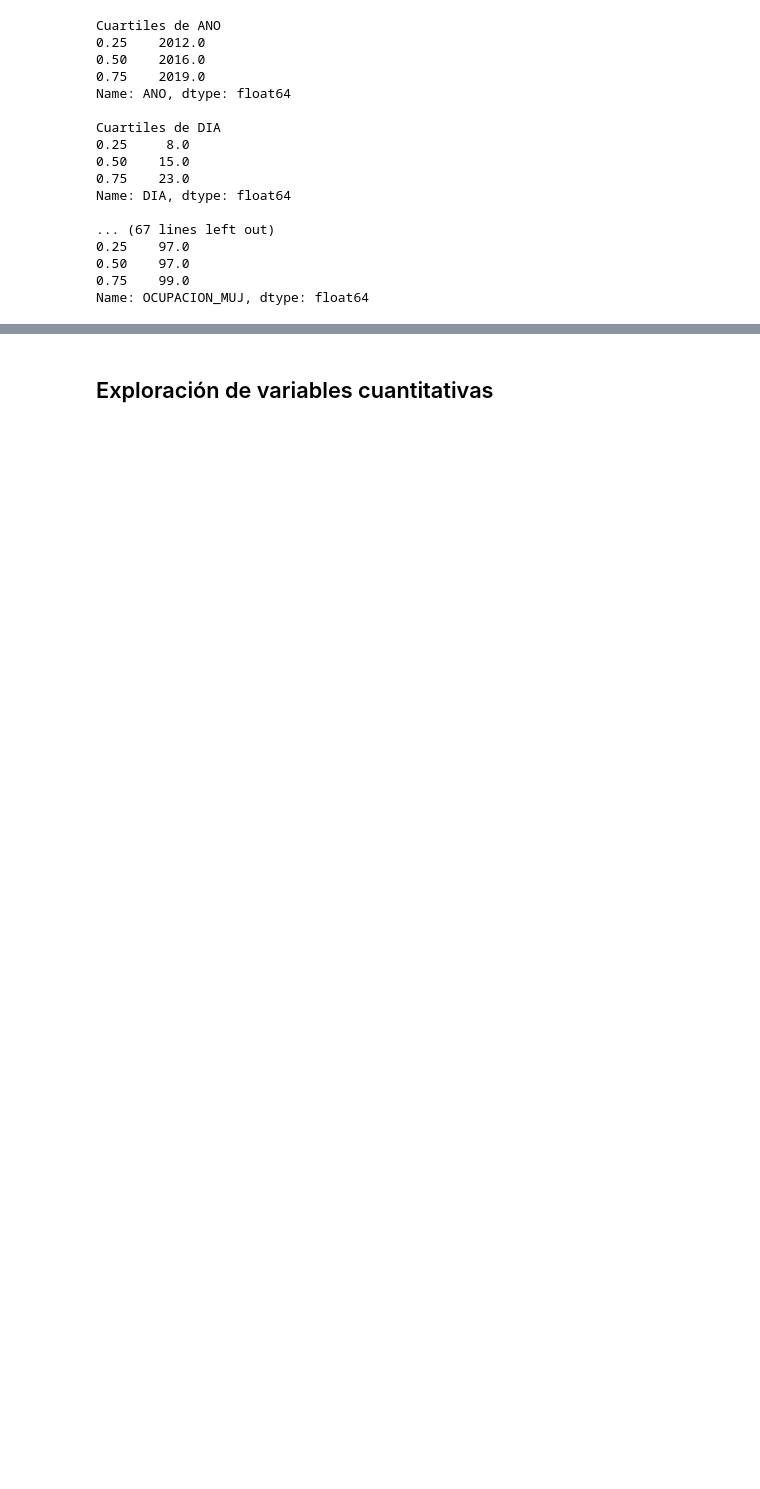
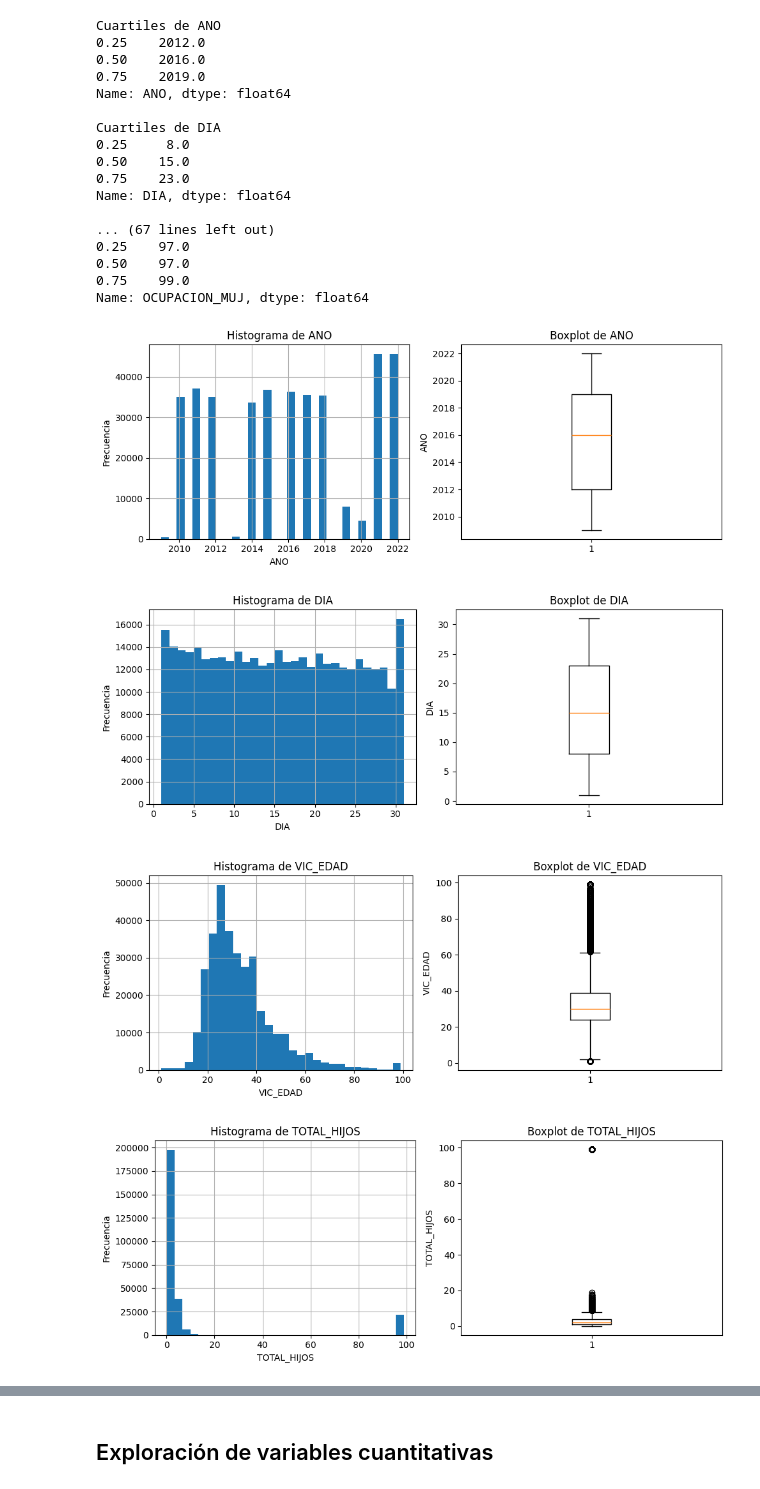
Before and after one commit to ecarcamo/pry1-data-mining, a Jupyter notebook: data/main.ipynb, the cells around one changed output, grey strips where cells are left out. Cells and saved outputs as stored; diff of their text form; code cells hidden in the pictures; blank space fills up the shorter version.

Commit message:
histogramas y diagramas de caja y bigote

```diff
--- a/data/main.ipynb
+++ b/data/main.ipynb
@@ -202,12 +202,3 @@ ESCOLARIDAD_MUJ    1.034708e+01
 OCUPACION_HOM      7.659174e+06
 OCUPACION_MUJ      8.846767e+06
 dtype: float64
-# %%
-#histogramas
-for var in var_num:
-    plt.figure()
-    df[var].dropna().hist(bins=30)
-    plt.title(f"Distribución de {var}")
-    plt.xlabel(var)
-    plt.ylabel("Frecuencia")
-    plt.show()
@@ -251,3 +227,25 @@ Name: DIA, dtype: float64
 0.50    97.0
 0.75    99.0
 Name: OCUPACION_MUJ, dtype: float64
+# %%
+for var in var_num:
+    plt.figure(figsize=(10, 4))
+
+    plt.subplot(1, 2, 1)
+    df[var].dropna().hist(bins=30)
+    plt.title(f"Histograma de {var}")
+    plt.xlabel(var)
+    plt.ylabel("Frecuencia")
+
+    plt.subplot(1, 2, 2)
+    plt.boxplot(df[var].dropna())
+    plt.title(f"Boxplot de {var}")
+    plt.ylabel(var)
+
+    plt.tight_layout()
+    plt.show()
+# %% [output]
+[figure, added]
+[figure, added]
+[figure, added]
+[figure, added]
```
Also changed, not shown: parts of 2 cells of this notebook, 1 other file.
